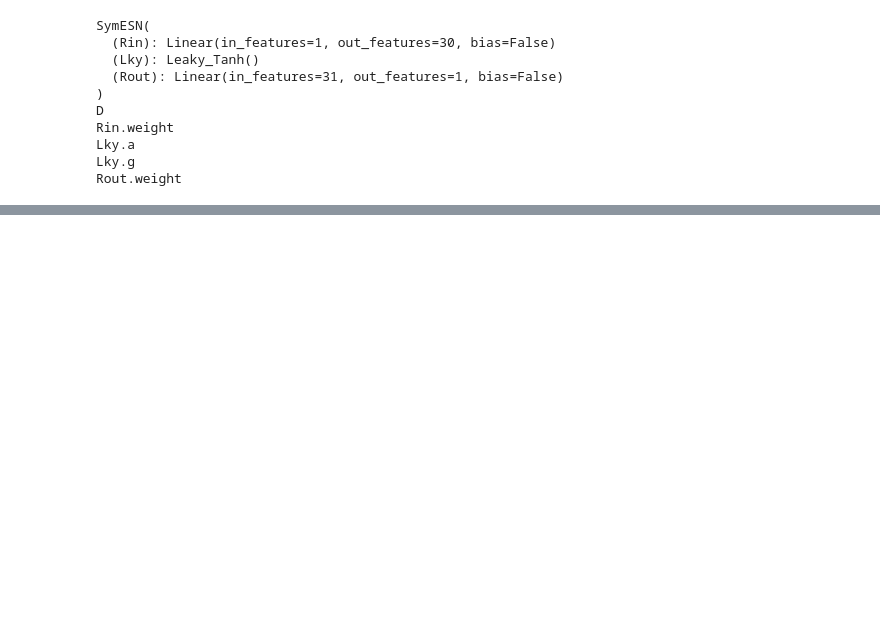
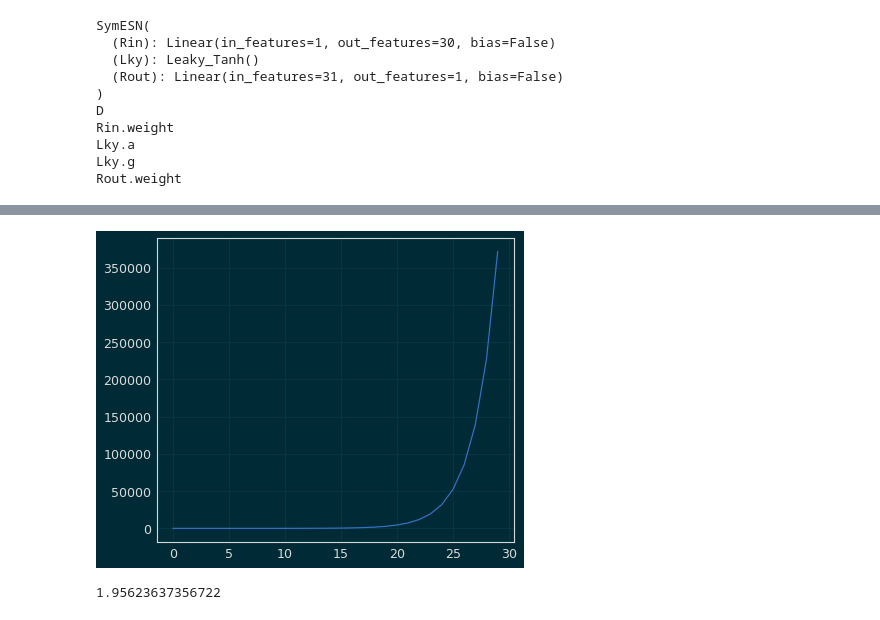
Before and after one commit to BrianWhiteaker/exESN, a Jupyter notebook: AD3_GPU.ipynb, the cells around one changed output, grey strips where cells are left out. Cells and saved outputs as stored; diff of their text form; code cells hidden in the pictures; blank space fills up the shorter version.

```diff
--- a/AD3_GPU.ipynb
+++ b/AD3_GPU.ipynb
@@ -427,0 +502,17 @@ plt.close()
+# %%
+impulse = np.zeros(N).reshape(N,1)
+impulse[0,0] = 1.
+
+hold = []
+for i in range(30):
+    impulse = np.dot(Wr,impulse)
+    hold.append(np.linalg.norm(impulse))
+
+plt.plot(hold)
+plt.show()
+# %% [output]
+[figure, added]
+# %%
+np.max(np.abs(rca.eig_spectrum(A)))
+# %% [output]
+1.95623637356722
```
Also changed, not shown: parts of 17 cells of this notebook, 1 other file.
